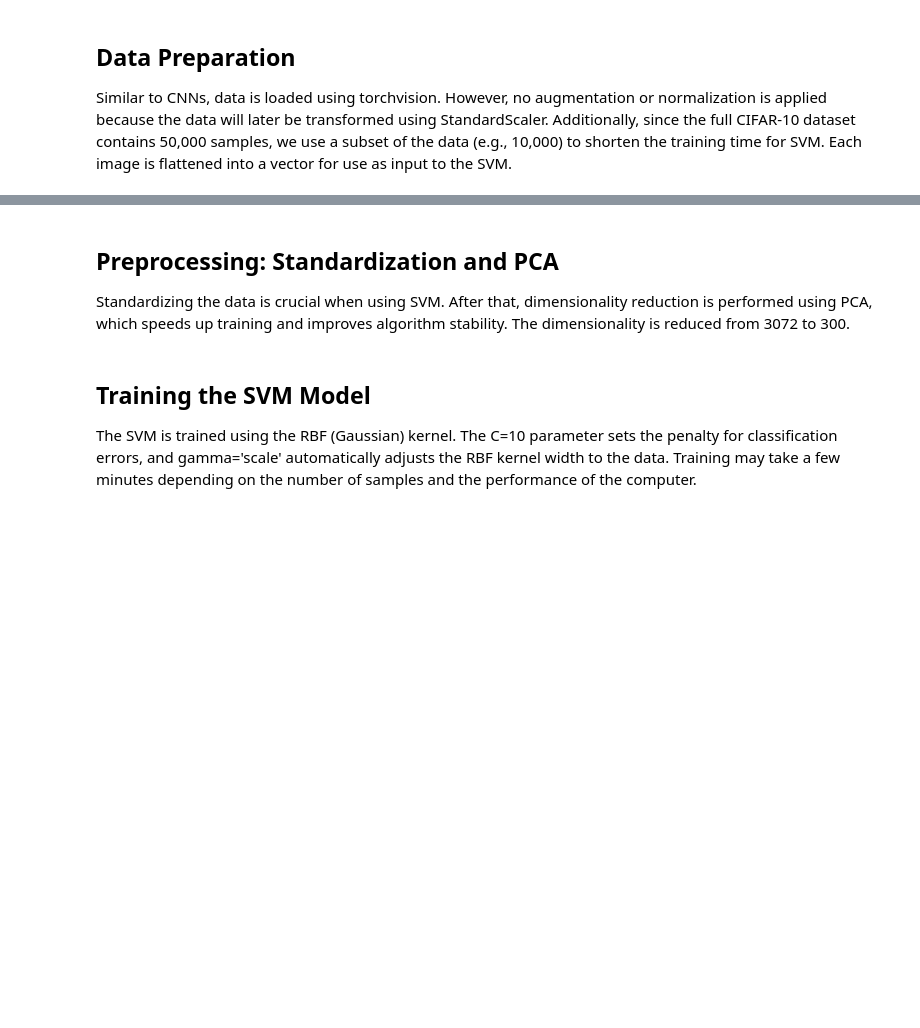
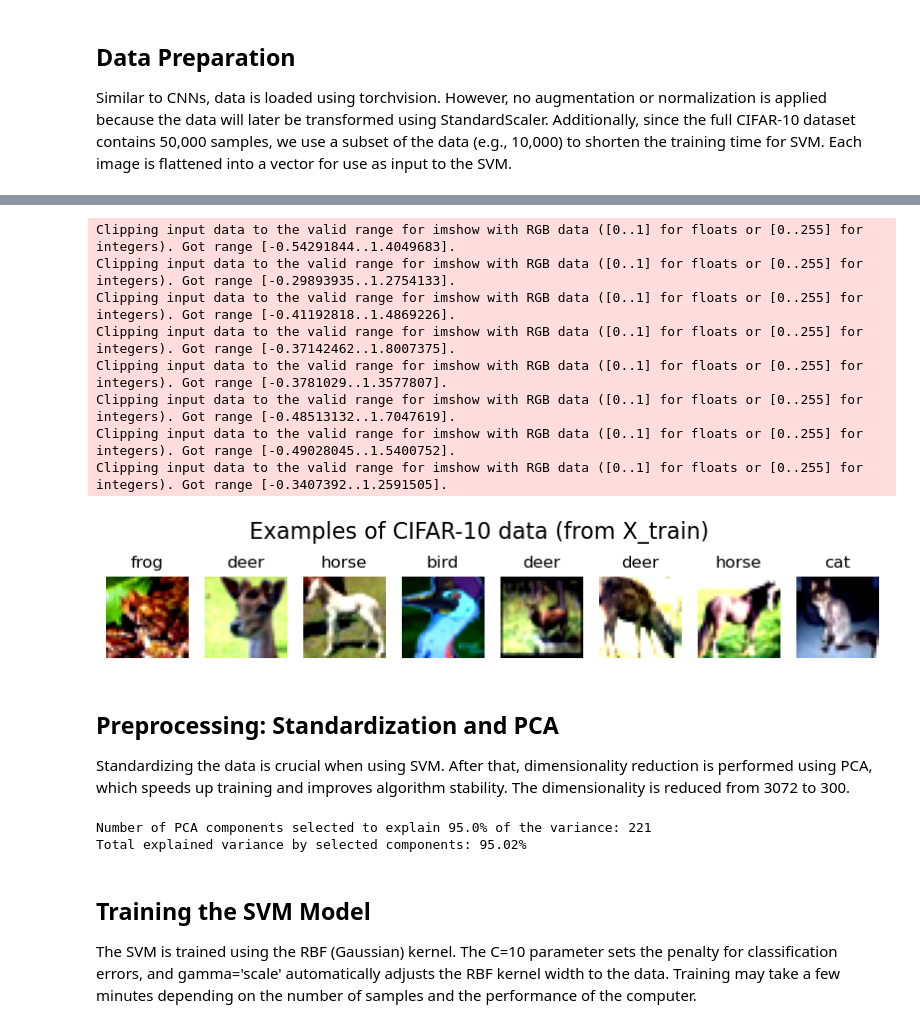
Before and after one commit to ffenix7/cifar10, a Jupyter notebook: Documentation/svm.ipynb, the cells around one changed output, grey strips where cells are left out. Cells and saved outputs as stored; diff of their text form; code cells hidden in the pictures; blank space fills up the shorter version.

```diff
--- a/Documentation/svm.ipynb
+++ b/Documentation/svm.ipynb
@@ -34,8 +36,8 @@ transform = transforms.Compose([
 ])
 
 # === LOAD DATASET (train on a sample) ===
-trainset = torchvision.datasets.CIFAR10(root="./data", train=True, download=True, transform=transform)
-testset = torchvision.datasets.CIFAR10(root="./data", train=False, download=True, transform=transform)
+trainset = torchvision.datasets.CIFAR10(root="../data", train=True, download=True, transform=transform)
+testset = torchvision.datasets.CIFAR10(root="../data", train=False, download=True, transform=transform)
 
 # Sample a small subset
 def get_data(dataset, n_samples):
@@ -49,15 +96,61 @@ X_test, y_test = get_data(testset, 1000)
+# %%
+def imshow(img):
+    img = img / 2 + 0.5  # Denormalisation
+    npimg = img.numpy()
+    plt.imshow(np.transpose(npimg, (1, 2, 0)))
+    plt.axis('off')
+
+num_samples_to_show = 8
+if 'X_train' in locals() and 'y_train' in locals() and 'trainset' in locals() and len(X_train) >= num_samples_to_show:
+    sample_images_flat_np = X_train[:num_samples_to_show]  # X_train contains flattened images
+    sample_labels_np = y_train[:num_samples_to_show]
+
+    # Reshape flattened images (3072 features) back to (3, 32, 32) for display
+    # X_train stores them as (n_samples, 3*32*32)
+    sample_images_reshaped_np = sample_images_flat_np.reshape(-1, 3, 32, 32)
+
+    plt.figure(figsize=(10, 2))
+    for i in range(num_samples_to_show):
+        plt.subplot(1, num_samples_to_show, i + 1)
+        img_tensor = torch.from_numpy(sample_images_reshaped_np[i])
+        imshow(img_tensor)
+        plt.title(trainset.classes[sample_labels_np[i]])
+    plt.suptitle(f"Examples of CIFAR-10 data (from X_train)", fontsize=16)
+    plt.show()
+else:
+    print("Could not generate plot: X_train, y_train, or trainset not found, or not enough samples.")
+    print("Please ensure the cell that defines X_train, y_train (cell 5) and trainset has been run.")
+# %% [output]
+Clipping input data to the valid range for imshow with RGB data ([0..1] for floats or [0..255] for integers). Got range [-0.54291844..1.4049683].
+Clipping input data to the valid range for imshow with RGB data ([0..1] for floats or [0..255] for integers). Got range [-0.29893935..1.2754133].
+Clipping input data to the valid range for imshow with RGB data ([0..1] for floats or [0..255] for integers). Got range [-0.41192818..1.4869226].
+Clipping input data to the valid range for imshow with RGB data ([0..1] for floats or [0..255] for integers). Got range [-0.37142462..1.8007375].
+Clipping input data to the valid range for imshow with RGB data ([0..1] for floats or [0..255] for integers). Got range [-0.3781029..1.3577807].
+Clipping input data to the valid range for imshow with RGB data ([0..1] for floats or [0..255] for integers). Got range [-0.48513132..1.7047619].
+Clipping input data to the valid range for imshow with RGB data ([0..1] for floats or [0..255] for integers). Got range [-0.49028045..1.5400752].
+Clipping input data to the valid range for imshow with RGB data ([0..1] for floats or [0..255] for integers). Got range [-0.3407392..1.2591505].
+[figure, added]
 # %% [markdown]
 ## Preprocessing: Standardization and PCA
 Standardizing the data is crucial when using SVM. After that, dimensionality reduction is performed using PCA, which speeds up training and improves algorithm stability. The dimensionality is reduced from 3072 to 300.
 # %%
+# === Standardize the data ===
 scaler = StandardScaler()
 X_train = scaler.fit_transform(X_train)
 X_test = scaler.transform(X_test)
 
-# === PCA ===
-pca = PCA(n_components=300)
+# === PCA (Principal Component Analysis) ===
+n_components = 0.95 # Keep enough components to explain 95% of the variance
+pca = PCA(n_components=n_components)
 X_train_pca = pca.fit_transform(X_train)
 X_test_pca = pca.transform(X_test)
+
+# === Output the results ===
+print(f"Number of PCA components selected to explain {n_components * 100.0}% of the variance: {pca.n_components_}")
+print(f"Total explained variance by selected components: {np.sum(pca.explained_variance_ratio_) * 100:.2f}%")
+# %% [output]
+Number of PCA components selected to explain 95.0% of the variance: 221
+Total explained variance by selected components: 95.02%
 # %% [markdown]
 ## Training the SVM Model
 The SVM is trained using the RBF (Gaussian) kernel. The C=10 parameter sets the penalty for classification errors, and gamma='scale' automatically adjusts the RBF kernel width to the data. Training may take a few minutes depending on the number of samples and the performance of the computer.
```
Also changed, not shown: parts of 3 cells of this notebook, 1 other file.
